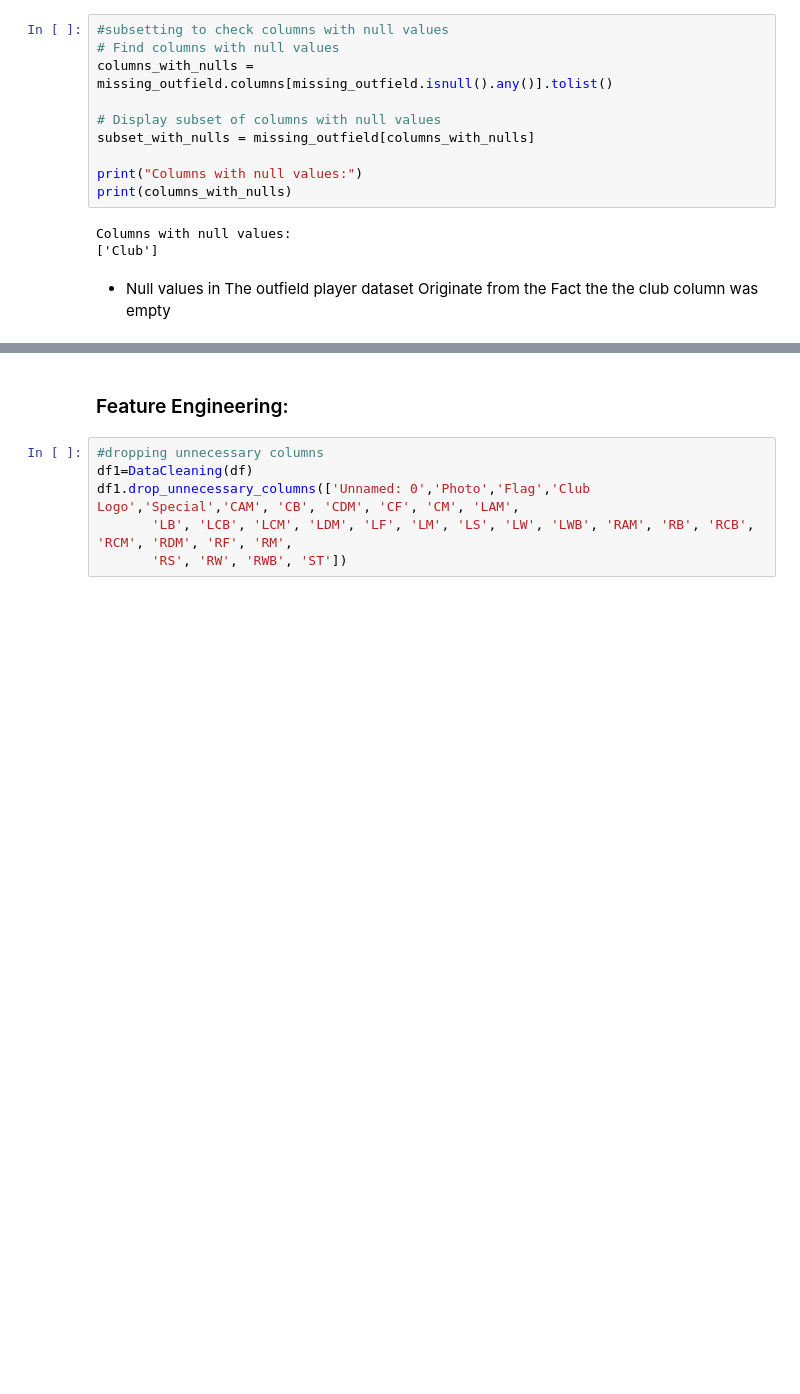
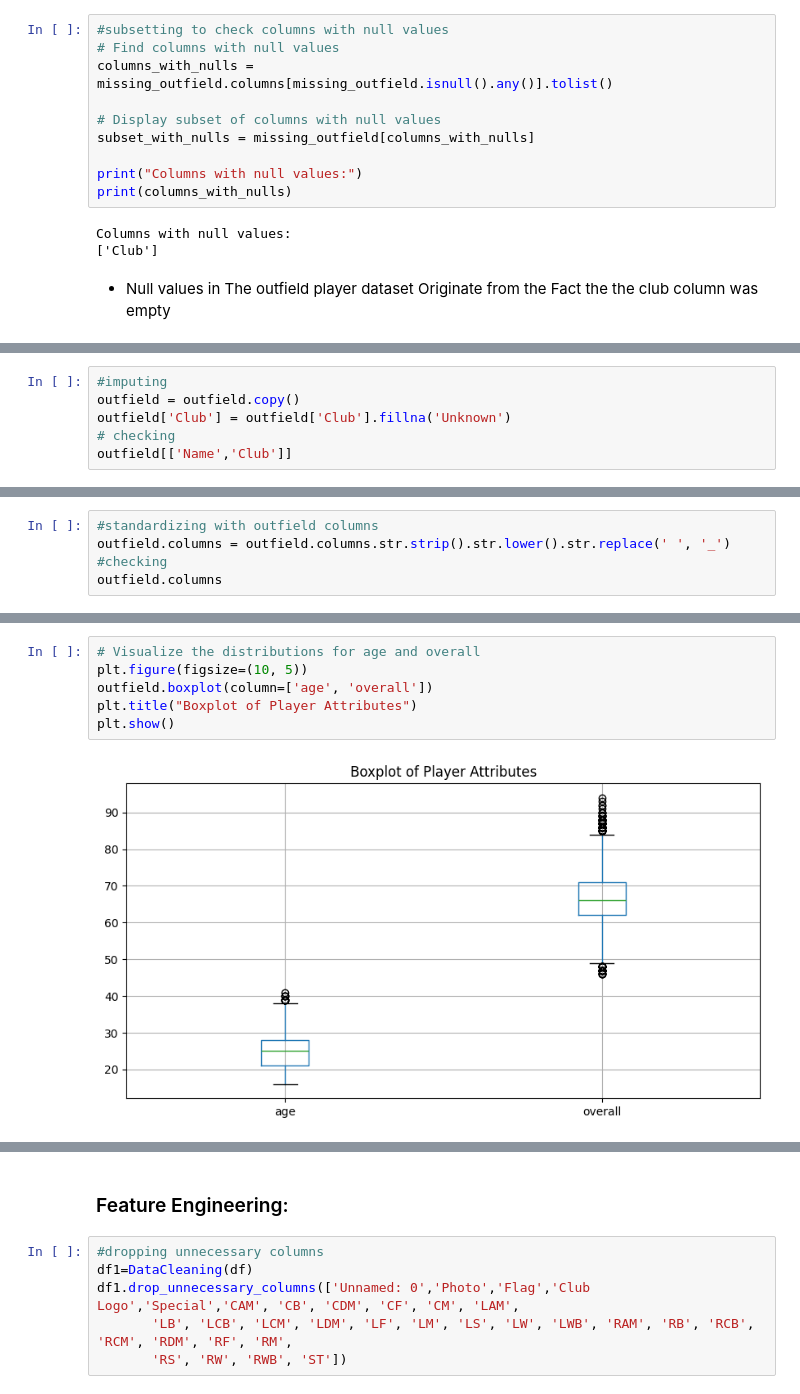
Before and after one commit to davidmasai/C-Users-User-Desktop-Football_Recruitment_-project, a Jupyter notebook: Phase_Project_Notebook (6).ipynb, the cells around one changed output, grey strips where cells are left out. Drawn from its saved outputs; the diff is of its cells as text; blank space fills up the shorter version.

```diff
--- a/Phase_Project_Notebook (6).ipynb
+++ b/Phase_Project_Notebook (6).ipynb
@@ -785,0 +868,6 @@ Columns with null values:
+# %%
+#imputing
+outfield = outfield.copy()
+outfield['Club'] = outfield['Club'].fillna('Unknown')
+# checking
+outfield[['Name','Club']]
@@ -785,0 +912,5 @@ Columns with null values:
+# %%
+#standardizing with outfield columns
+outfield.columns = outfield.columns.str.strip().str.lower().str.replace(' ', '_')
+#checking
+outfield.columns
@@ -785,0 +958,8 @@ Columns with null values:
+# %%
+# Visualize the distributions for age and overall
+plt.figure(figsize=(10, 5))
+outfield.boxplot(column=['age', 'overall'])
+plt.title("Boxplot of Player Attributes")
+plt.show()
+# %% [output]
+[figure, added]
```
Also changed, not shown: parts of 24 cells of this notebook.
